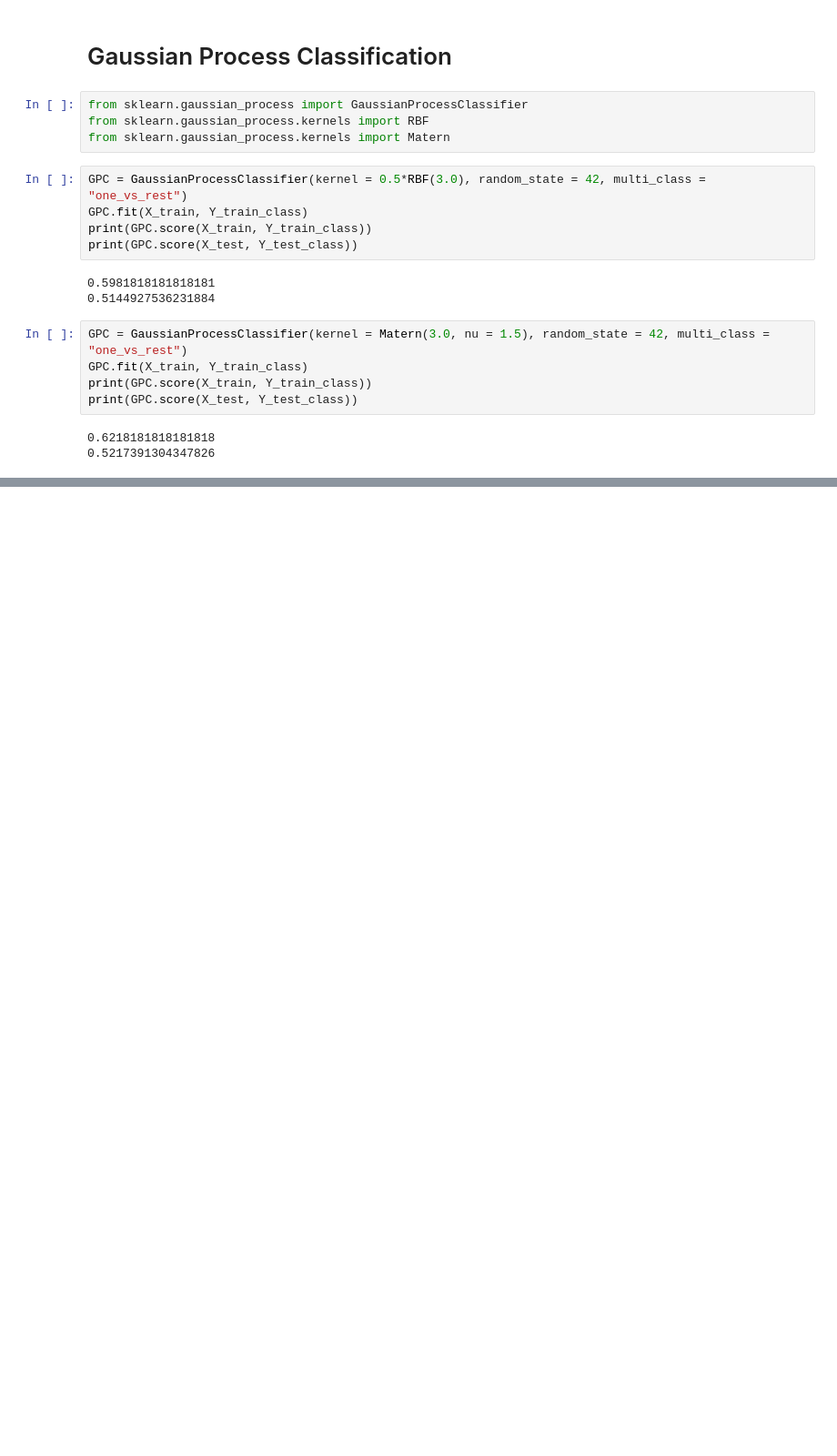
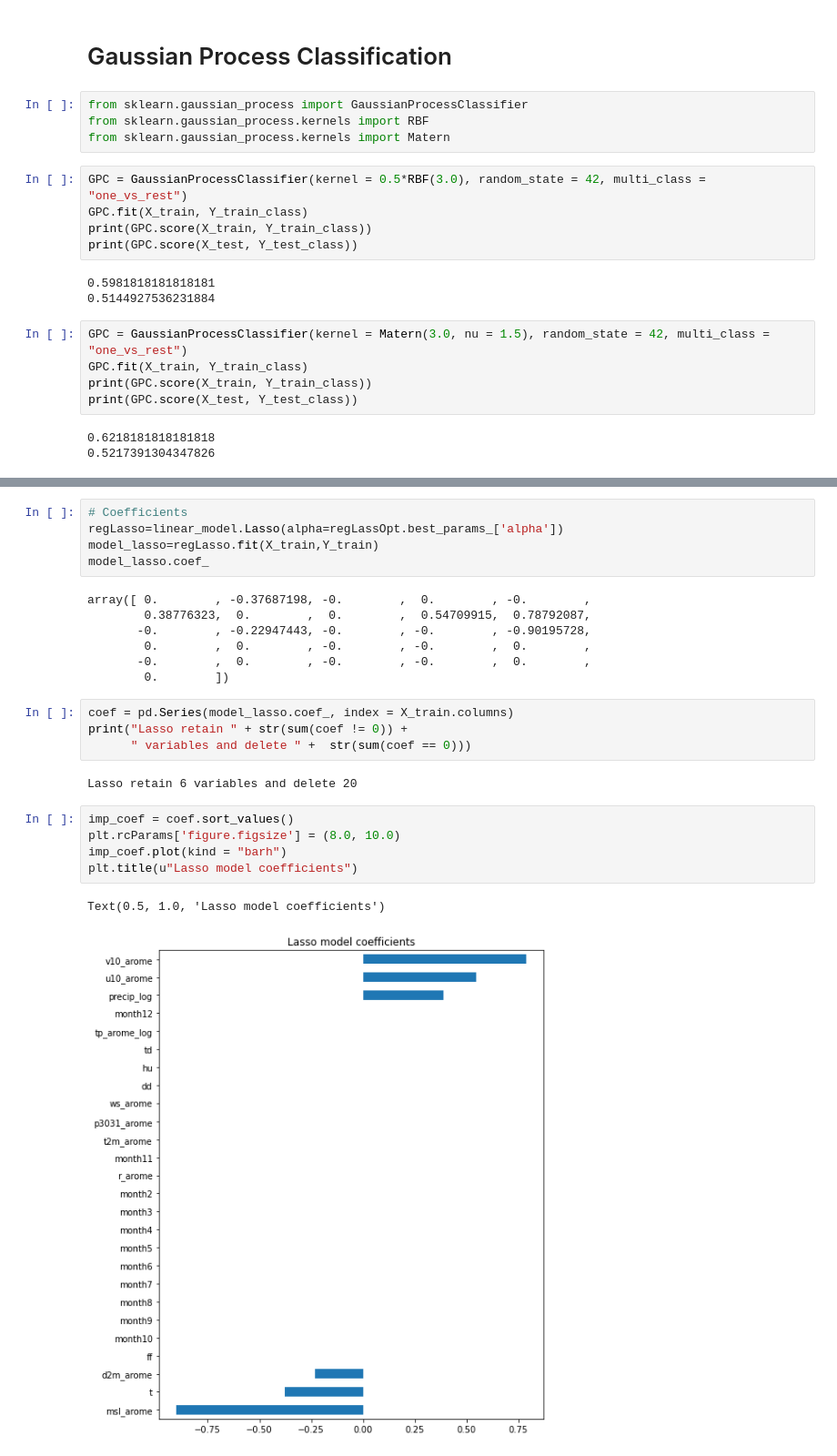
Before and after one commit to NguyenHai7120/4A-MachineLearning-Project, a Jupyter notebook: Classification_python.ipynb, the cells around one changed output, grey strips where cells are left out. Shown: that part at 91% size. Drawn from its saved outputs; the diff is of its cells as text; blank space fills up the shorter version.

```diff
--- a/Classification_python.ipynb
+++ b/Classification_python.ipynb
@@ -557,0 +700,26 @@ print(GPC.score(X_test, Y_test_class))
+# %%
+# Coefficients
+regLasso=linear_model.Lasso(alpha=regLassOpt.best_params_['alpha'])
+model_lasso=regLasso.fit(X_train,Y_train)
+model_lasso.coef_
+# %% [output]
+array([ 0.        , -0.37687198, -0.        ,  0.        , -0.        ,
+        0.38776323,  0.        ,  0.        ,  0.54709915,  0.78792087,
+       -0.        , -0.22947443, -0.        , -0.        , -0.90195728,
+        0.        ,  0.        , -0.        , -0.        ,  0.        ,
+       -0.        ,  0.        , -0.        , -0.        ,  0.        ,
+        0.        ])
+# %%
+coef = pd.Series(model_lasso.coef_, index = X_train.columns)
+print("Lasso retain " + str(sum(coef != 0)) +
+      " variables and delete " +  str(sum(coef == 0)))
+# %% [output]
+Lasso retain 6 variables and delete 20
+# %%
+imp_coef = coef.sort_values()
+plt.rcParams['figure.figsize'] = (8.0, 10.0)
+imp_coef.plot(kind = "barh")
+plt.title(u"Lasso model coefficients")
+# %% [output]
+Text(0.5, 1.0, 'Lasso model coefficients')
+[figure, added]
```
Also changed, not shown: parts of 56 cells of this notebook, 2 other files.
